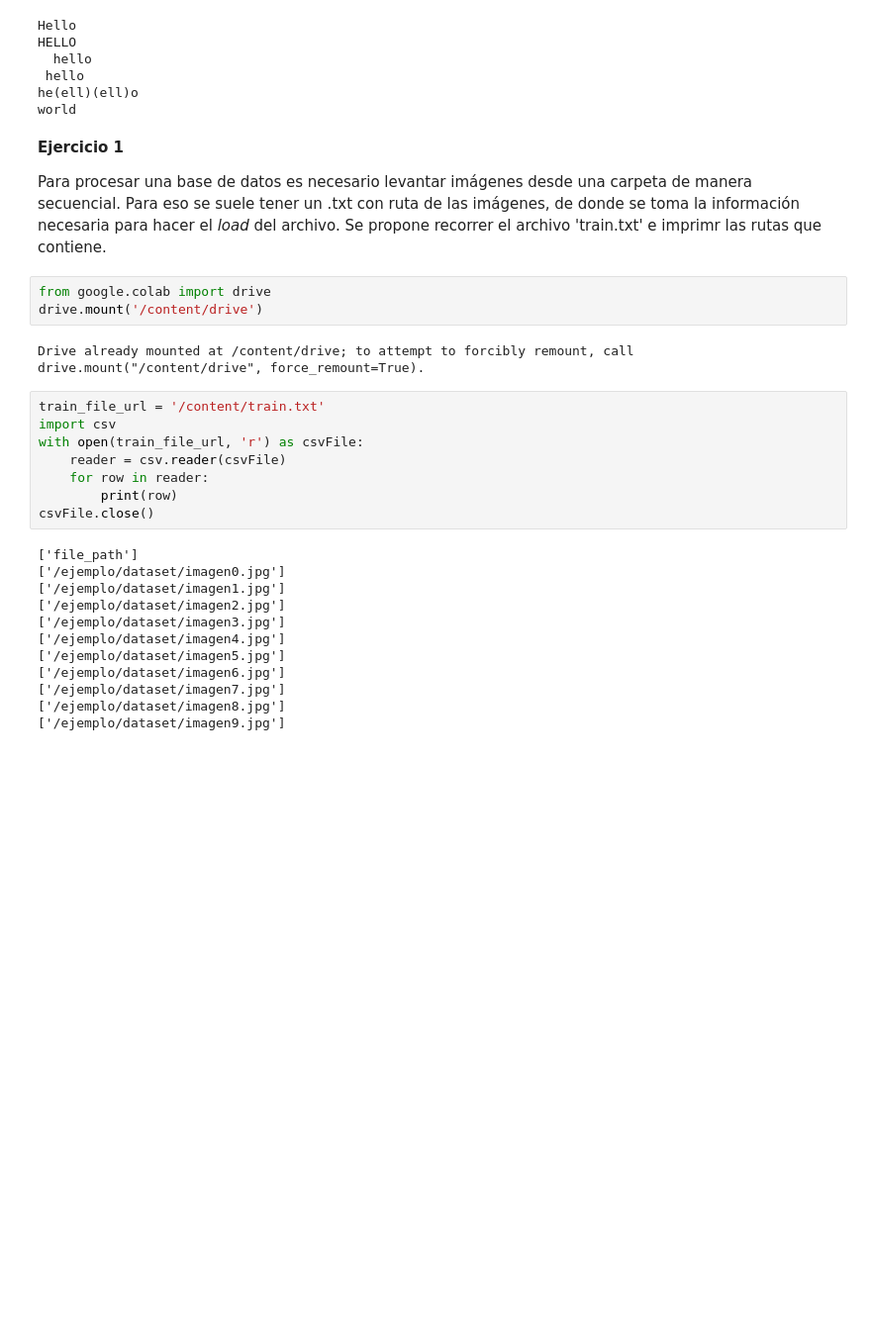
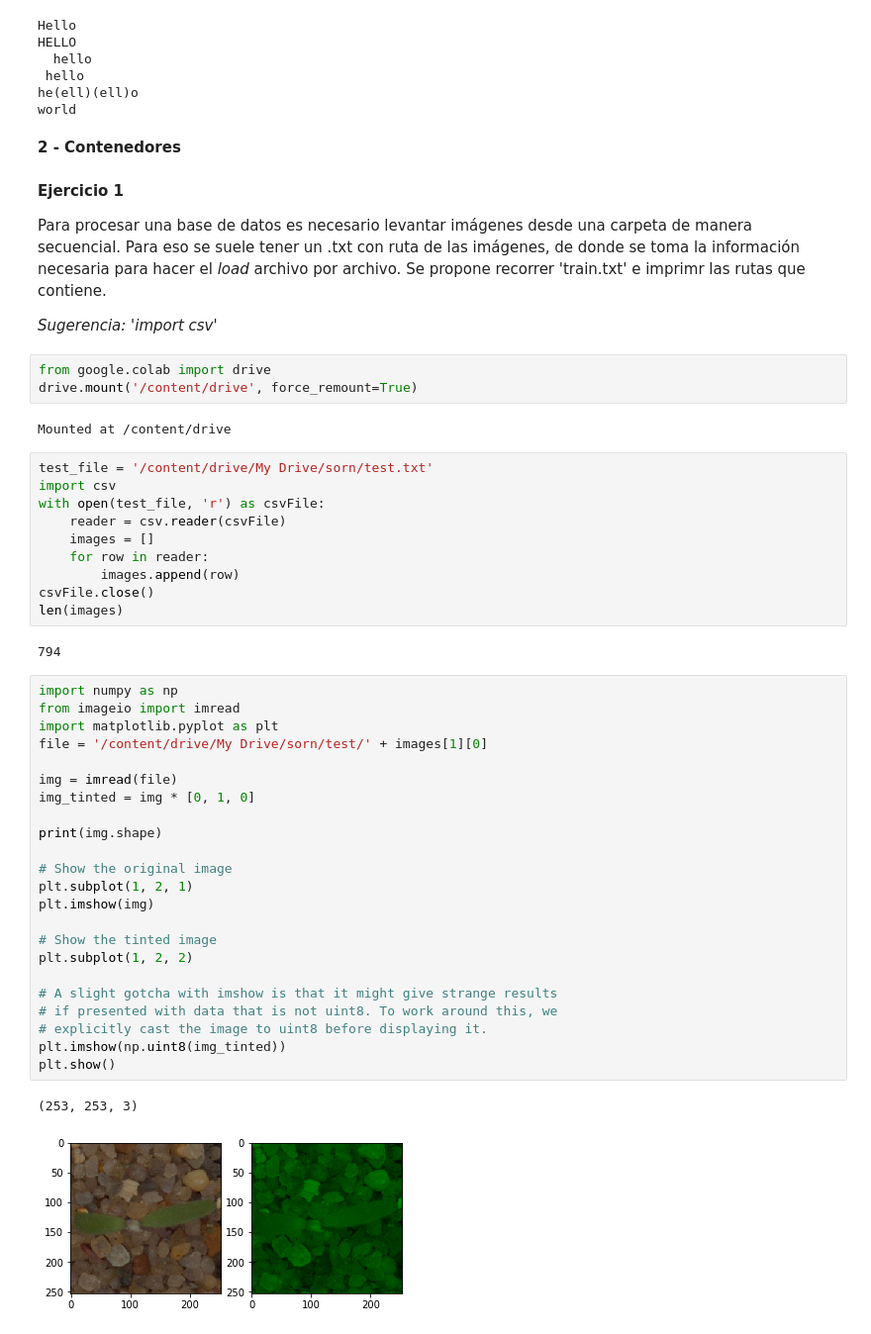
Before and after one commit to juanbraga/sorn, a Jupyter notebook: python_intro.ipynb, the cells around one changed output. Shown: that part at 99% size. Drawn from its saved outputs; the diff is of its cells as text; blank space fills up the shorter version.

```diff
--- a/python_intro.ipynb
+++ b/python_intro.ipynb
@@ -126,32 +126,54 @@ HELLO
  hello
 he(ell)(ell)o
 world
+# %% [markdown]
+**2 - Contenedores**
 # %% [markdown]
 **Ejercicio 1**
 
-Para procesar una base de datos es necesario levantar imágenes desde una carpeta de manera secuencial. Para eso se suele tener un .txt con ruta de las imágenes, de donde se toma la información necesaria para hacer el *load* del archivo. Se propone recorrer el archivo 'train.txt' e imprimr las rutas que contiene.
+Para procesar una base de datos es necesario levantar imágenes desde una carpeta de manera secuencial. Para eso se suele tener un .txt con ruta de las imágenes, de donde se toma la información necesaria para hacer el *load* archivo por archivo. Se propone recorrer 'train.txt' e imprimr las rutas que contiene.
+
+*Sugerencia: 'import csv'*
 # %%
 from google.colab import drive
-drive.mount('/content/drive')
+drive.mount('/content/drive', force_remount=True)
 # %% [output]
-Drive already mounted at /content/drive; to attempt to forcibly remount, call drive.mount("/content/drive", force_remount=True).
+Mounted at /content/drive
 # %%
-train_file_url = '/content/train.txt'
+test_file = '/content/drive/My Drive/sorn/test.txt'
 import csv
-with open(train_file_url, 'r') as csvFile:
+with open(test_file, 'r') as csvFile:
     reader = csv.reader(csvFile)
+    images = []
     for row in reader:
-        print(row)
+        images.append(row)
 csvFile.close()
+len(images)
 # %% [output]
-['file_path']
-['/ejemplo/dataset/imagen0.jpg']
-['/ejemplo/dataset/imagen1.jpg']
-['/ejemplo/dataset/imagen2.jpg']
-['/ejemplo/dataset/imagen3.jpg']
-['/ejemplo/dataset/imagen4.jpg']
-['/ejemplo/dataset/imagen5.jpg']
-['/ejemplo/dataset/imagen6.jpg']
-['/ejemplo/dataset/imagen7.jpg']
-['/ejemplo/dataset/imagen8.jpg']
-['/ejemplo/dataset/imagen9.jpg']
+794
+# %%
+import numpy as np
+from imageio import imread
+import matplotlib.pyplot as plt
+file = '/content/drive/My Drive/sorn/test/' + images[1][0]
+
+img = imread(file)
+img_tinted = img * [0, 1, 0]
+
+print(img.shape)
+
+# Show the original image
+plt.subplot(1, 2, 1)
+plt.imshow(img)
+
+# Show the tinted image
+plt.subplot(1, 2, 2)
+
+# A slight gotcha with imshow is that it might give strange results
+# if presented with data that is not uint8. To work around this, we
+# explicitly cast the image to uint8 before displaying it.
+plt.imshow(np.uint8(img_tinted))
+plt.show()
+# %% [output]
+(253, 253, 3)
+[figure, added]
```
